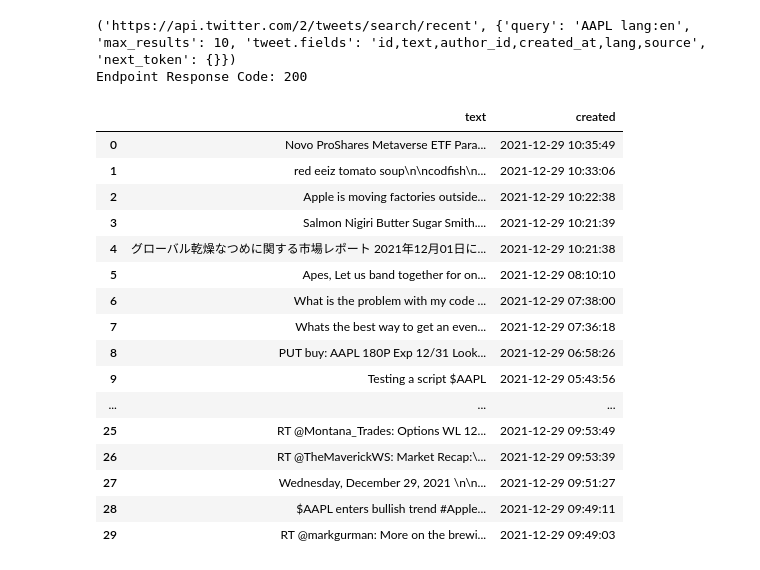
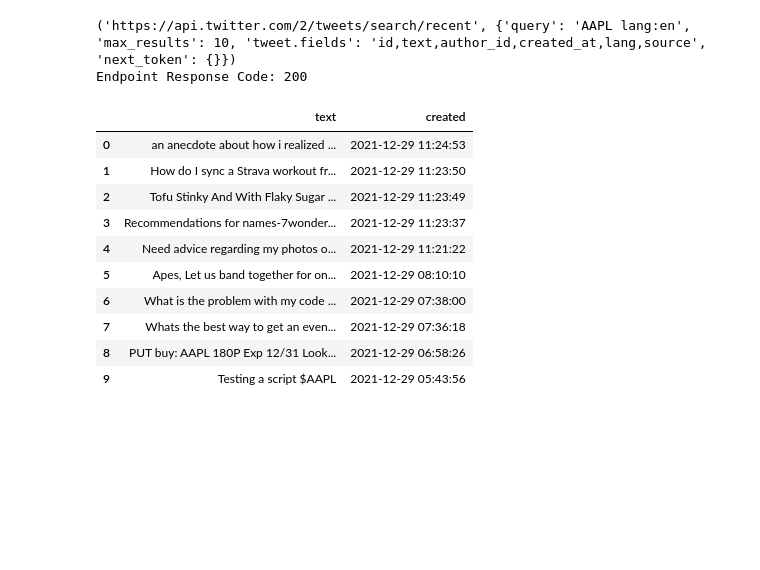
Before and after one commit to Rubinjo/sentiment-stonks, a Jupyter notebook: main.ipynb, the cells around one changed output. Drawn from its saved outputs; the diff is of its cells as text; code cells hidden in the pictures; blank space fills up the shorter version.

```diff
--- a/main.ipynb
+++ b/main.ipynb
@@ -548,23 +550,17 @@ for index, item in df_twitter_dirty.iterrows():
 ('https://api.twitter.com/2/tweets/search/recent', {'query': 'AAPL lang:en', 'max_results': 10, 'tweet.fields': 'id,text,author_id,created_at,lang,source', 'next_token': {}})
 Endpoint Response Code: 200
 # %%
-df_total = pd.concat([df_reddit, df_twitter], ignore_index=True)
-df_total
+df_total_dirty = pd.concat([df_reddit, df_twitter], ignore_index=True)
+df_total_dirty.head(10)
 # %% [output]
 |  | text | created |
-| 0 | Novo ProShares Metaverse ETF Para... | 2021-12-29 10:35:49 |
-| 1 | red eeiz tomato soup\n\ncodfish\n... | 2021-12-29 10:33:06 |
-| 2 | Apple is moving factories outside... | 2021-12-29 10:22:38 |
-| 3 | Salmon Nigiri Butter Sugar Smith.... | 2021-12-29 10:21:39 |
-| 4 | グローバル乾燥なつめに関する市場レポート 2021年12月01日に... | 2021-12-29 10:21:38 |
+| 0 | an anecdote about how i realized ... | 2021-12-29 11:24:53 |
+| 1 | How do I sync a Strava workout fr... | 2021-12-29 11:23:50 |
+| 2 | Tofu Stinky And With Flaky Sugar ... | 2021-12-29 11:23:49 |
+| 3 | Recommendations for names-7wonder... | 2021-12-29 11:23:37 |
+| 4 | Need advice regarding my photos o... | 2021-12-29 11:21:22 |
 | 5 | Apes, Let us band together for on... | 2021-12-29 08:10:10 |
 | 6 | What is the problem with my code ... | 2021-12-29 07:38:00 |
 | 7 | Whats the best way to get an even... | 2021-12-29 07:36:18 |
 | 8 | PUT buy: AAPL 180P Exp 12/31 Look... | 2021-12-29 06:58:26 |
 | 9 | Testing a script $AAPL | 2021-12-29 05:43:56 |
-| ... | ... | ... |
-| 25 | RT @Montana_Trades: Options WL 12... | 2021-12-29 09:53:49 |
-| 26 | RT @TheMaverickWS: Market Recap:\... | 2021-12-29 09:53:39 |
-| 27 | Wednesday, December 29, 2021 \n\n... | 2021-12-29 09:51:27 |
-| 28 | $AAPL enters bullish trend #Apple... | 2021-12-29 09:49:11 |
-| 29 | RT @markgurman: More on the brewi... | 2021-12-29 09:49:03 |
```
Also changed, not shown: parts of 6 cells of this notebook.
